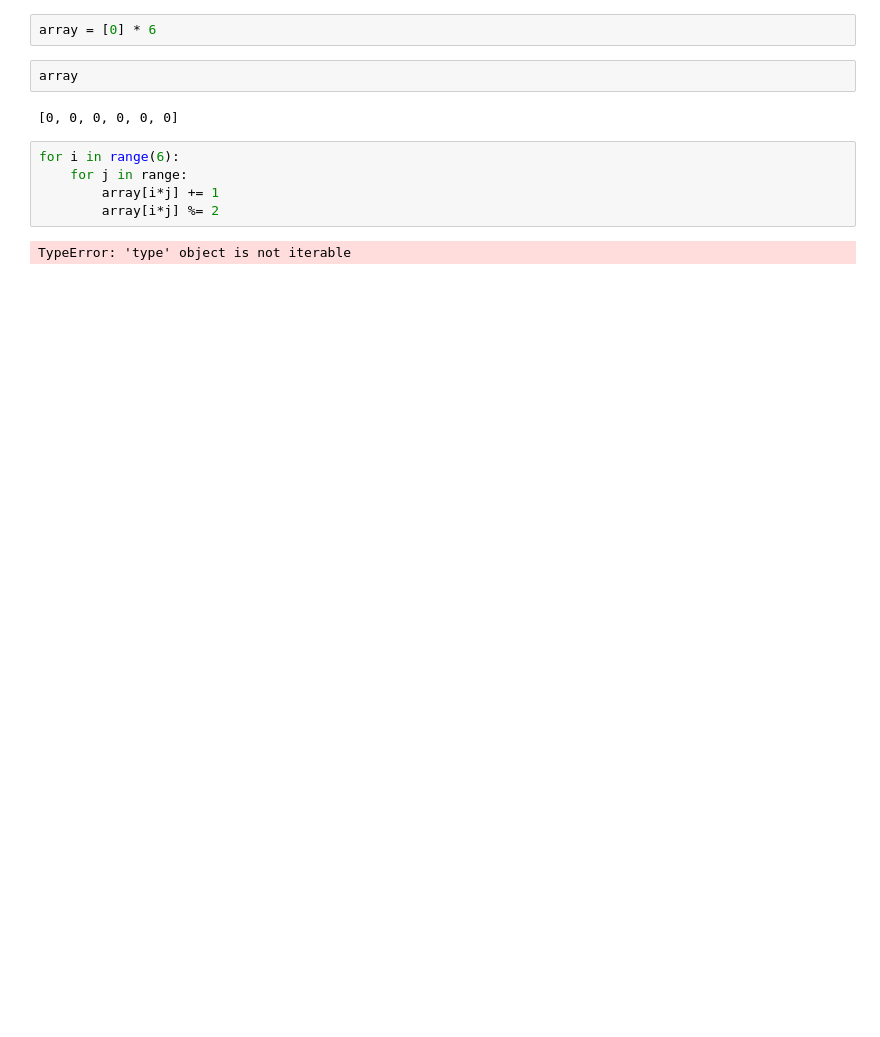
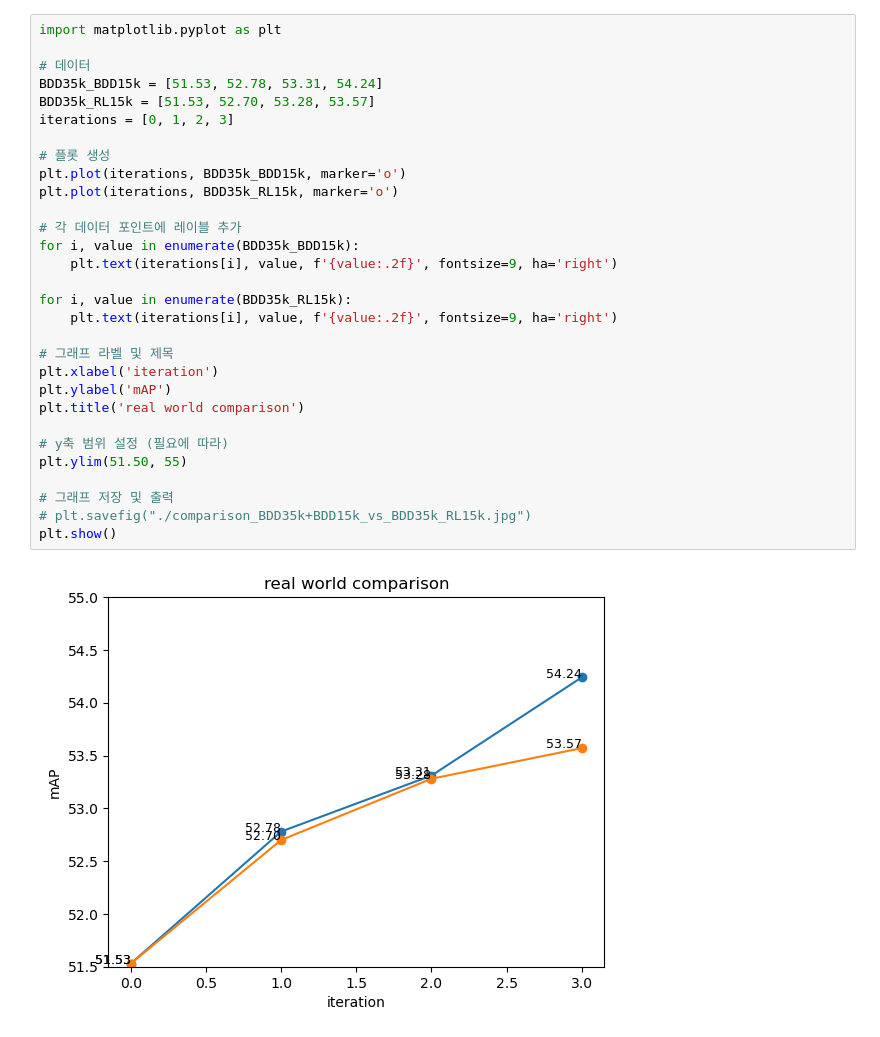
Before and after one commit to mykirk98/Algorithm, a Jupyter notebook: notebook.ipynb, the cells around one changed output. Cells and saved outputs as stored; diff of their text form; blank space fills up the shorter version.

```diff
--- a/notebook.ipynb
+++ b/notebook.ipynb
@@ -1,13 +1,32 @@
-# %%
-array = [0] * 6
-# %%
-array
-# %% [output]
-[0, 0, 0, 0, 0, 0]
-# %%
-for i in range(6):
-    for j in range:
-        array[i*j] += 1
-        array[i*j] %= 2
-# %% [output]
-TypeError: 'type' object is not iterable
+# %%
+import matplotlib.pyplot as plt
+
+# 데이터
+BDD35k_BDD15k = [51.53, 52.78, 53.31, 54.24]
+BDD35k_RL15k = [51.53, 52.70, 53.28, 53.57]
+iterations = [0, 1, 2, 3]
+
+# 플롯 생성
+plt.plot(iterations, BDD35k_BDD15k, marker='o')
+plt.plot(iterations, BDD35k_RL15k, marker='o')
+
+# 각 데이터 포인트에 레이블 추가
+for i, value in enumerate(BDD35k_BDD15k):
+    plt.text(iterations[i], value, f'{value:.2f}', fontsize=9, ha='right')
+
+for i, value in enumerate(BDD35k_RL15k):
+    plt.text(iterations[i], value, f'{value:.2f}', fontsize=9, ha='right')
+
+# 그래프 라벨 및 제목
+plt.xlabel('iteration')
+plt.ylabel('mAP')
+plt.title('real world comparison')
+
+# y축 범위 설정 (필요에 따라)
+plt.ylim(51.50, 55)
+
+# 그래프 저장 및 출력
+# plt.savefig("./comparison_BDD35k+BDD15k_vs_BDD35k_RL15k.jpg")
+plt.show()
+# %% [output]
+[figure, added]
```
Also changed, not shown: parts of 7 cells of this notebook.
